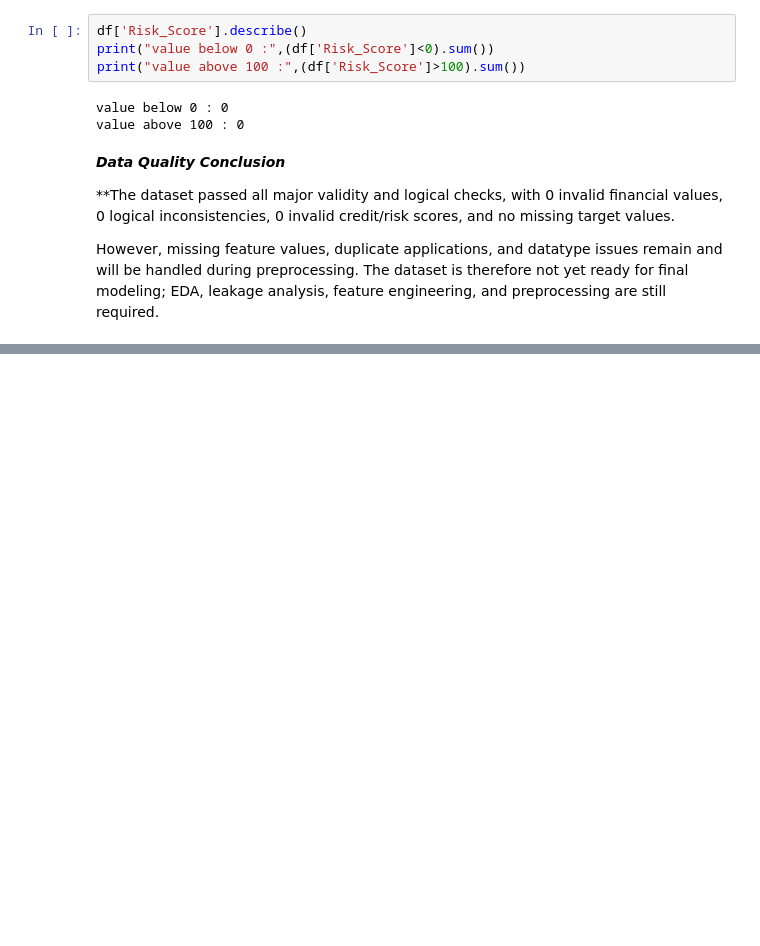
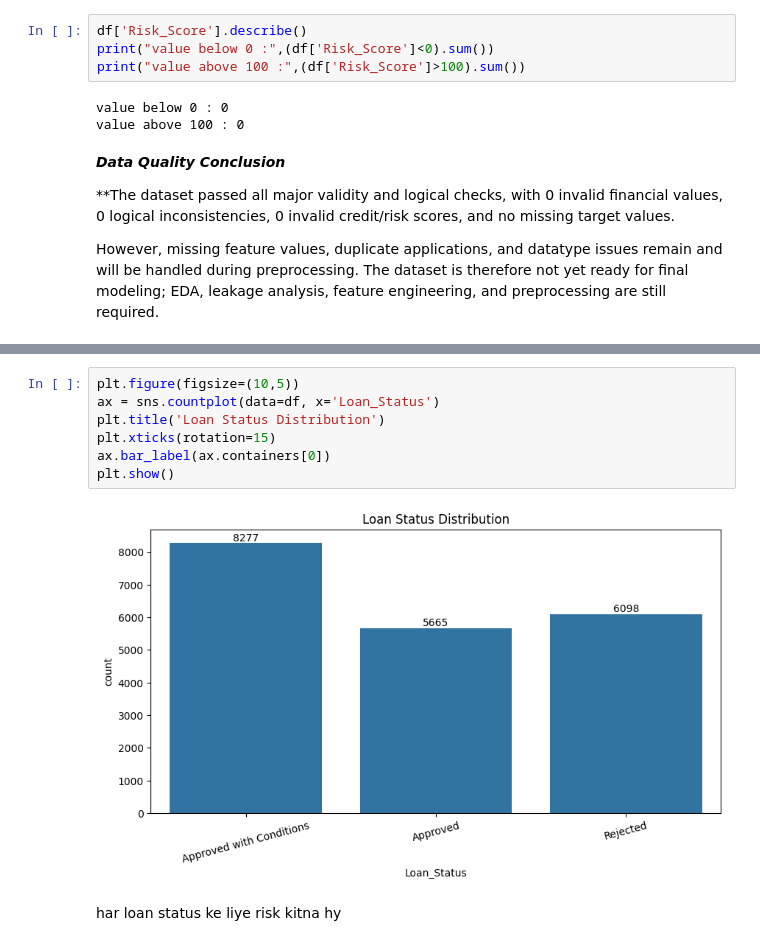
Before and after one commit to Nikhilsankhyan0/Agrisheild-AI, a Jupyter notebook: AgriSheildAI.ipynb, the cells around one changed output, grey strips where cells are left out. Saved outputs shown, nothing was run; the diff lists cells and outputs as text; blank space fills up the shorter version.

```diff
--- a/AgriSheildAI.ipynb
+++ b/AgriSheildAI.ipynb
@@ -529,0 +723,11 @@ However, missing feature values, duplicate applications, and datatype issues rem
+# %%
+plt.figure(figsize=(10,5))
+ax = sns.countplot(data=df, x='Loan_Status')
+plt.title('Loan Status Distribution')
+plt.xticks(rotation=15)
+ax.bar_label(ax.containers[0])
+plt.show()
+# %% [output]
+[figure, added]
+# %% [markdown]
+har loan status ke liye risk kitna hy
```
Also changed, not shown: parts of 40 cells of this notebook.
